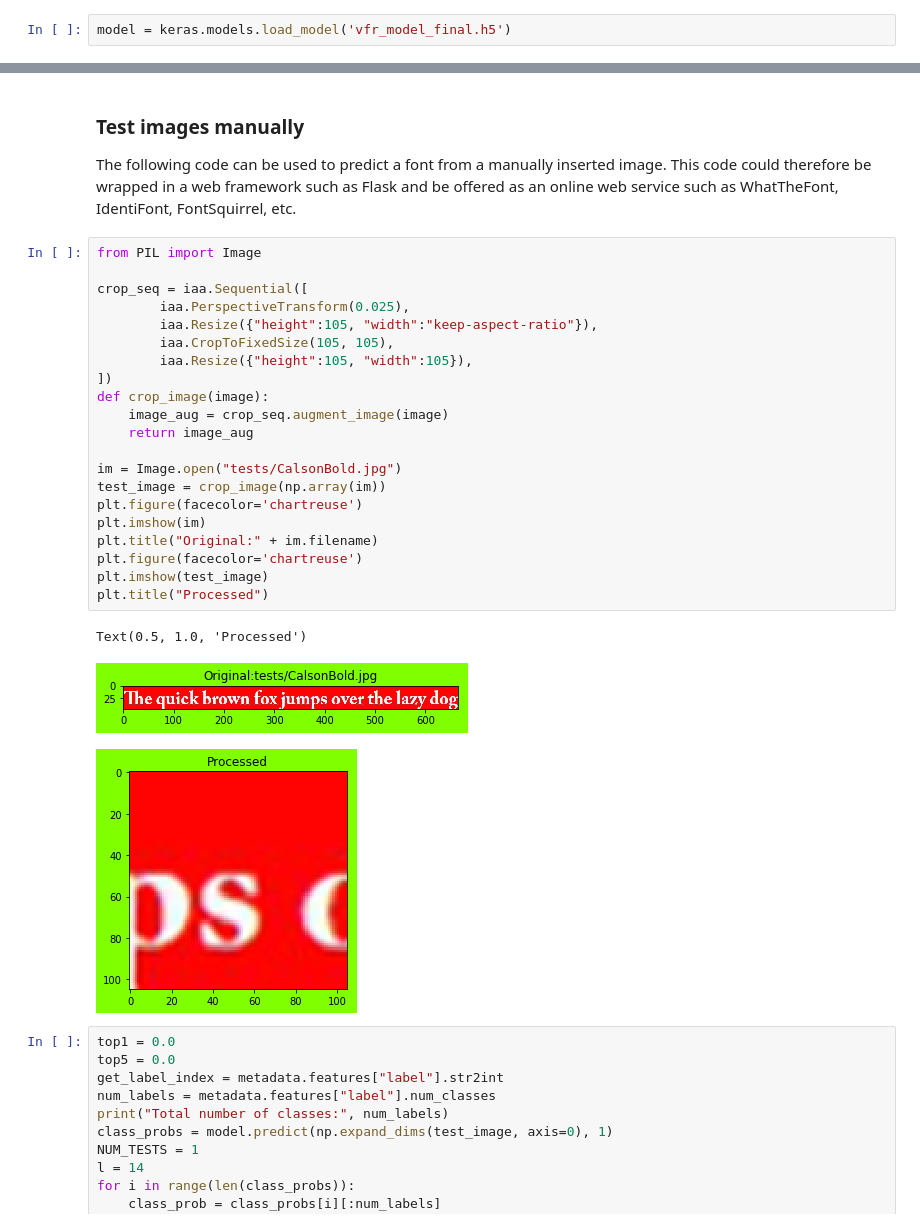
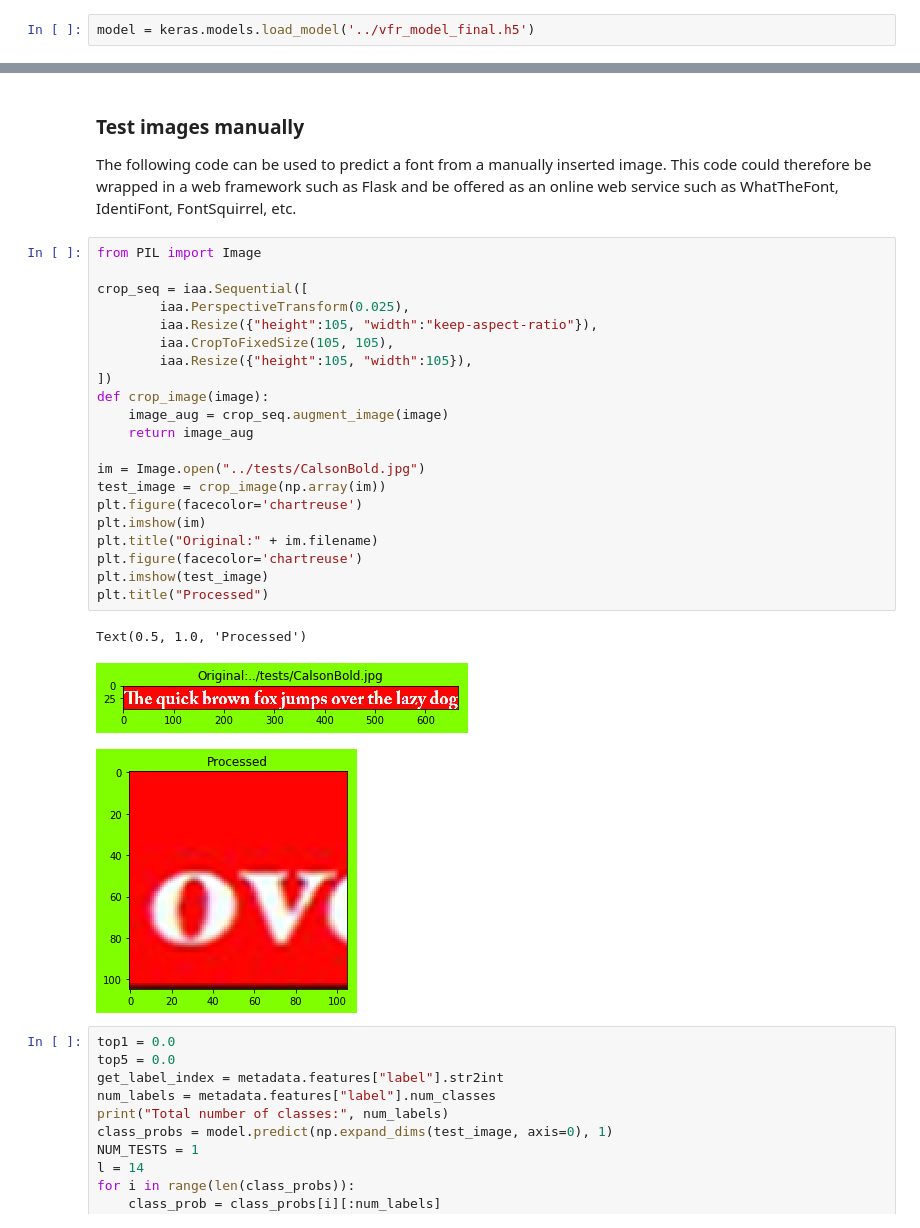
Before and after one commit to DatoNatenadze/VFRForWeb, a Jupyter notebook: VFRForWeb.ipynb, the cells around one changed output, grey strips where cells are left out. Saved outputs shown, nothing was run; the diff lists cells and outputs as text.

```diff
--- a/VFRForWeb.ipynb
+++ b/VFRForWeb.ipynb
@@ -242,7 +242,7 @@ In the code below, firstly the previously trained model is loaded from the saved
 
 An epoch represents an entire run over the training dataset.
 # %%
-model = keras.models.load_model('vfr_model_final.h5')
+model = keras.models.load_model('../vfr_model_final.h5')
 # %%
  # We use this variable for statistical purposes, to show continuity over the previous training phase where possible
 fine_tune_epochs = 200
@@ -292,28 +297,28 @@ The following code can be used to predict a font from a manually inserted image.
 # %%
 from PIL import Image
 
 crop_seq = iaa.Sequential([
         iaa.PerspectiveTransform(0.025),
         iaa.Resize({"height":105, "width":"keep-aspect-ratio"}),
         iaa.CropToFixedSize(105, 105),
         iaa.Resize({"height":105, "width":105}),
 ])
 def crop_image(image):
     image_aug = crop_seq.augment_image(image)
     return image_aug
 
-im = Image.open("tests/CalsonBold.jpg")
+im = Image.open("../tests/CalsonBold.jpg")
 test_image = crop_image(np.array(im))
 plt.figure(facecolor='chartreuse')
 plt.imshow(im)
 plt.title("Original:" + im.filename)
 plt.figure(facecolor='chartreuse')
 plt.imshow(test_image)
 plt.title("Processed")
 # %% [output]
 Text(0.5, 1.0, 'Processed')
-[figure, old version]
+[figure, new version]
-[figure, old version]
+[figure, new version]
 # %%
 top1 = 0.0
 top5 = 0.0
```
Also changed, not shown: parts of 5 cells of this notebook, 1 other file.
